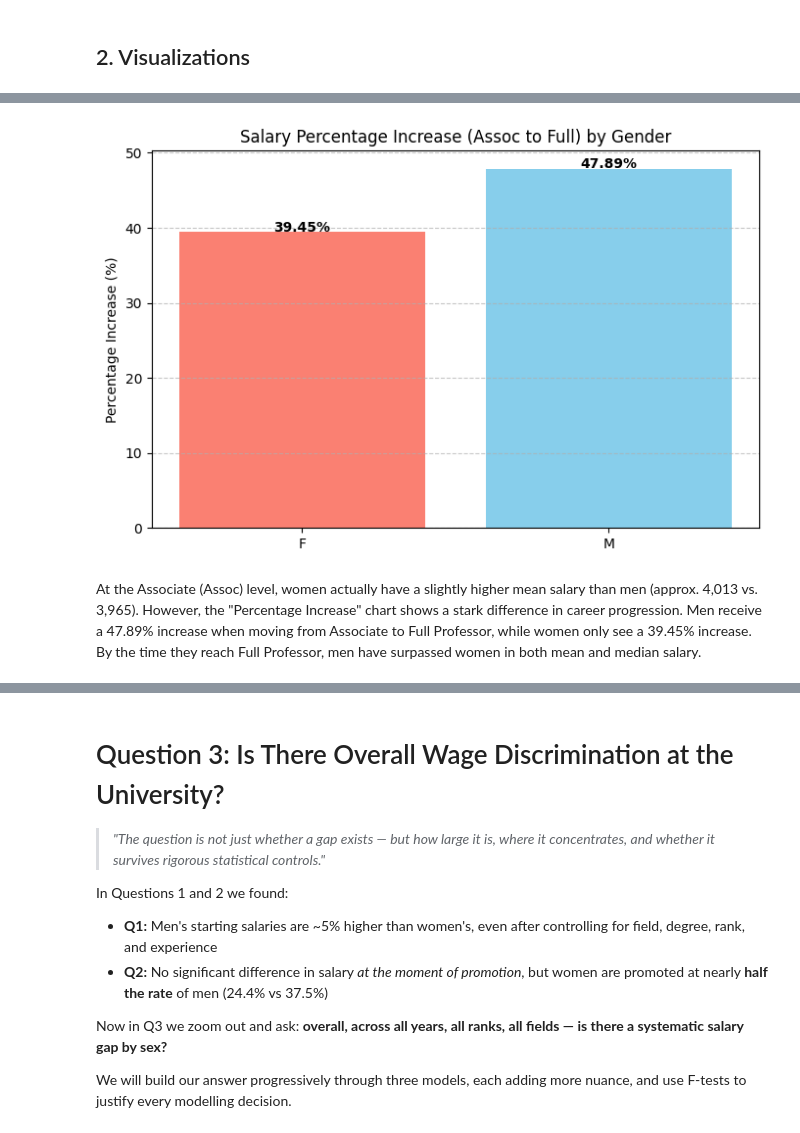
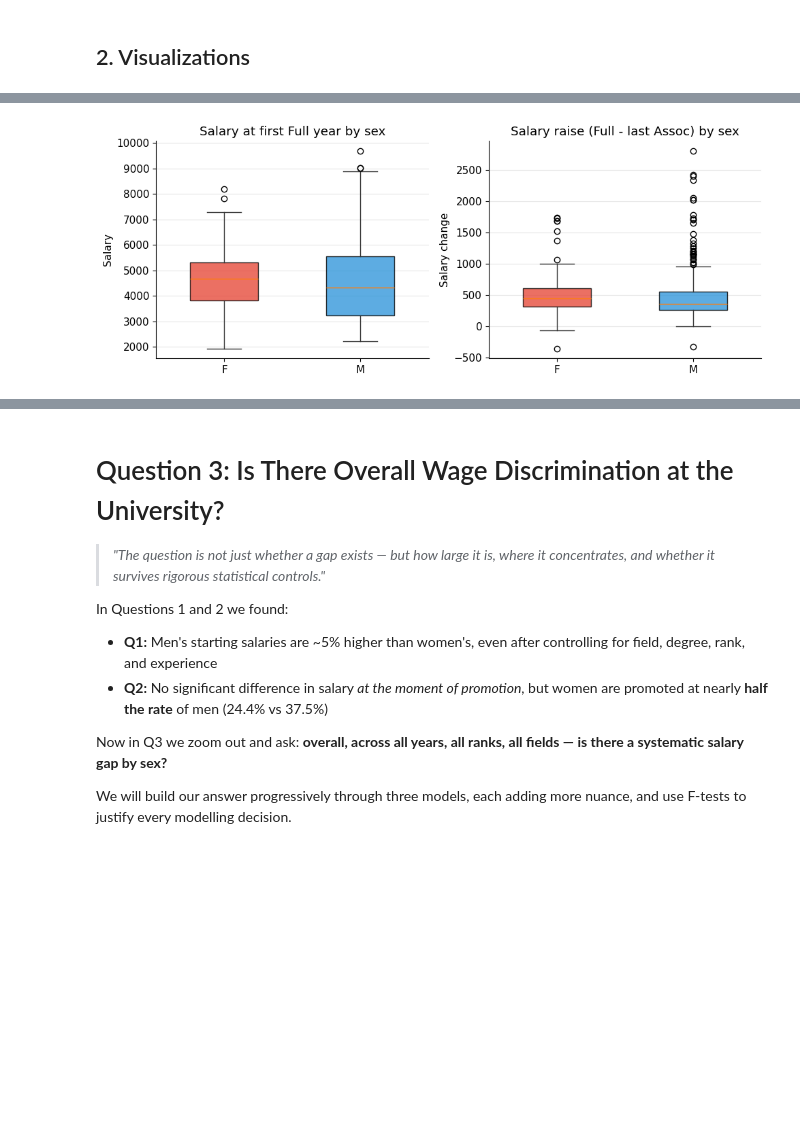
Before and after one commit to Jaiycex/Data557_Project_StoryTeam, a Jupyter notebook: Istanbul_IDS.ipynb, the cells around one changed output, grey strips where cells are left out. Cells and saved outputs as stored; diff of their text form; code cells hidden in the pictures; blank space fills up the shorter version.

```diff
--- a/Istanbul_IDS.ipynb
+++ b/Istanbul_IDS.ipynb
@@ -916,15 +954,29 @@ plt.show()
-# %%
-plt.figure(figsize=(8, 5))
-plt.bar(pivot_mean.index, pivot_mean['pct_increase'], color=['salmon', 'skyblue'])
-plt.title('Salary Percentage Increase (Assoc to Full) by Gender')
-plt.ylabel('Percentage Increase (%)')
-plt.grid(axis='y', linestyle='--', alpha=0.7)
-
-for i, val in enumerate(pivot_mean['pct_increase']):
-    plt.text(i, val + 0.1, f'{val:.2f}%', ha='center', fontweight='bold')
-
-plt.show()
-# %% [output]
-[figure, removed]
-# %% [markdown]
-At the Associate (Assoc) level, women actually have a slightly higher mean salary than men (approx. 4,013 vs. 3,965). However, the "Percentage Increase" chart shows a stark difference in career progression. Men receive a 47.89% increase when moving from Associate to Full Professor, while women only see a 39.45% increase. By the time they reach Full Professor, men have surpassed women in both mean and median salary.
+# %%
+import seaborn as sns
+import matplotlib.pyplot as plt
+ols_df = promo_pay.dropna(subset=["salary_full", "salary_delta"])
+
+
+fig, axes = plt.subplots(1, 2, figsize=(10, 4))
+colors = ["#e74c3c", "#3498db"]
+
+for ax, col, title, ylabel in [
+    (axes[0], "salary_full", "Salary at first Full year by sex", "Salary"),
+    (axes[1], "salary_delta", "Salary raise (Full - last Assoc) by sex", "Salary change"),
+]:
+    data = [ols_df[ols_df["sex"] == "F"][col].dropna(), ols_df[ols_df["sex"] == "M"][col].dropna()]
+    bp = ax.boxplot(data, patch_artist=True, widths=0.5, labels=["F", "M"])
+    for i, patch in enumerate(bp["boxes"]):
+        patch.set_facecolor(colors[i])
+        patch.set_alpha(0.8)
+    for el in ["whiskers", "fliers", "caps"]:
+        for x in bp[el]:
+            x.set_color("#333")
+    ax.set_title(title)
+    ax.set_ylabel(ylabel)
+    ax.grid(axis="y", alpha=0.3)
+
+plt.tight_layout()
+plt.show()
+# %% [output]
+[figure, added]
```
Also changed, not shown: parts of 41 cells of this notebook.
